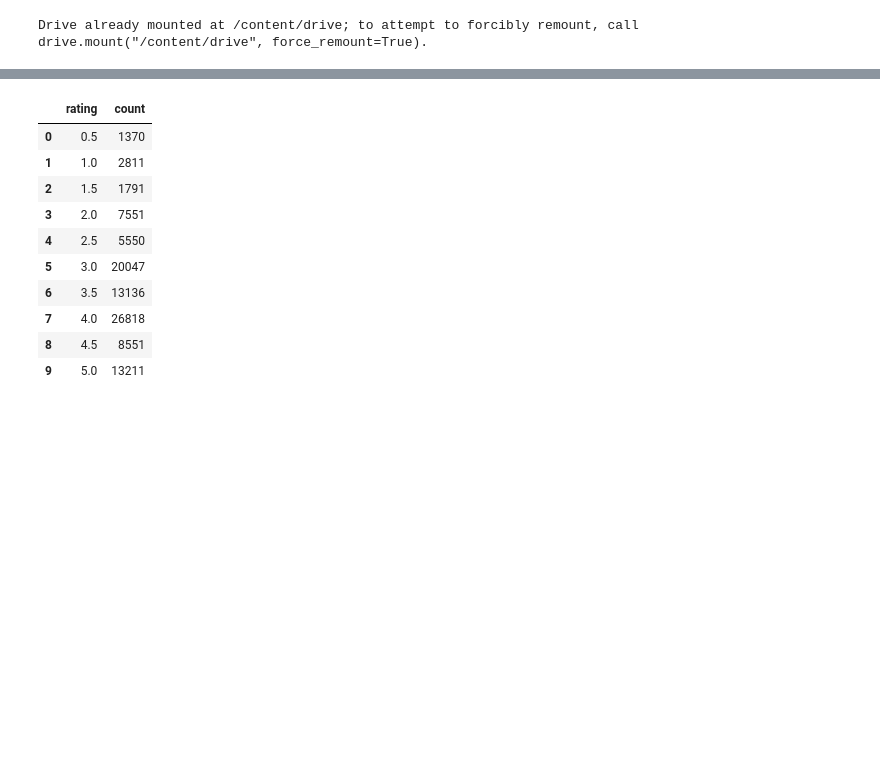
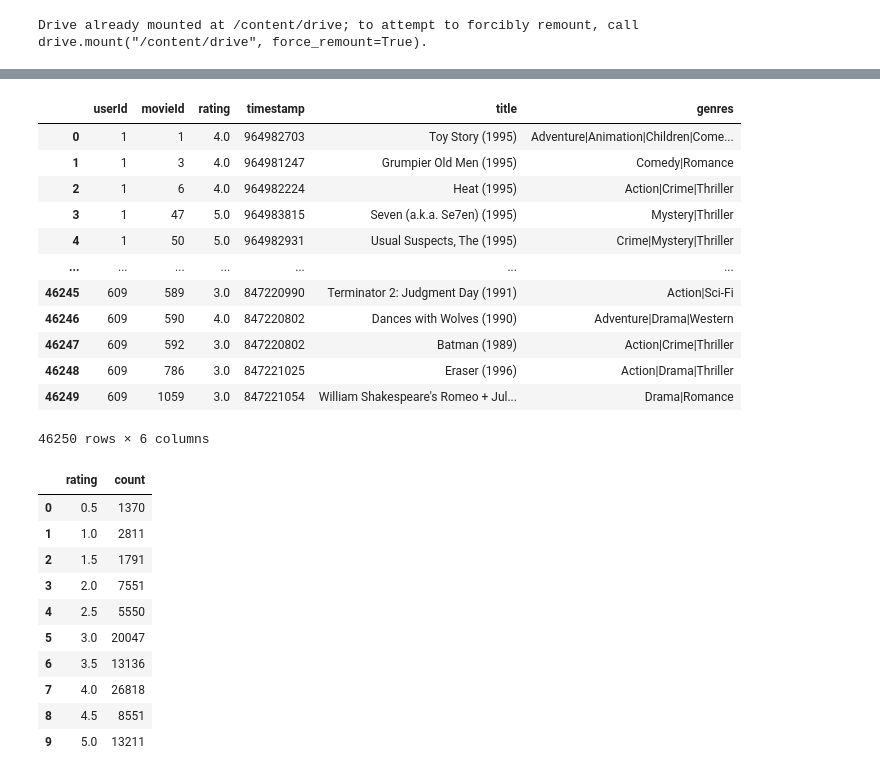
Before and after one commit to Estebanarci2/Marketing-analitica3, a Jupyter notebook: B)EXPLORATORIO.ipynb, the cells around one changed output, grey strips where cells are left out. Drawn from its saved outputs; the diff is of its cells as text; code cells hidden in the pictures; blank space fills up the shorter version.

```diff
--- a/B)EXPLORATORIO.ipynb
+++ b/B)EXPLORATORIO.ipynb
@@ -35,3 +55,19 @@ cur.fetchall()
+# %%
+pd.read_sql_query(""" SELECT * FROM full_ratings """,conn)
+# %% [output]
+|  | userId | movieId | rating | timestamp | title | genres |
+| 0 | 1 | 1 | 4.0 | 964982703 | Toy Story (1995) | Adventure|Animation|Children|Come... |
+| 1 | 1 | 3 | 4.0 | 964981247 | Grumpier Old Men (1995) | Comedy|Romance |
+| 2 | 1 | 6 | 4.0 | 964982224 | Heat (1995) | Action|Crime|Thriller |
+| 3 | 1 | 47 | 5.0 | 964983815 | Seven (a.k.a. Se7en) (1995) | Mystery|Thriller |
+| 4 | 1 | 50 | 5.0 | 964982931 | Usual Suspects, The (1995) | Crime|Mystery|Thriller |
+| ... | ... | ... | ... | ... | ... | ... |
+| 46245 | 609 | 589 | 3.0 | 847220990 | Terminator 2: Judgment Day (1991) | Action|Sci-Fi |
+| 46246 | 609 | 590 | 4.0 | 847220802 | Dances with Wolves (1990) | Adventure|Drama|Western |
+| 46247 | 609 | 592 | 3.0 | 847220802 | Batman (1989) | Action|Crime|Thriller |
+| 46248 | 609 | 786 | 3.0 | 847221025 | Eraser (1996) | Action|Drama|Thriller |
+| 46249 | 609 | 1059 | 3.0 | 847221054 | William Shakespeare's Romeo + Jul... | Drama|Romance |
+46250 rows × 6 columns
 # %%
 ### verificar cuantas calificaciones hay por peliculas
 conteo_ratings=pd.read_sql_query("""SELECT rating, COUNT(*)AS count
```
Also changed, not shown: parts of 12 cells of this notebook.
